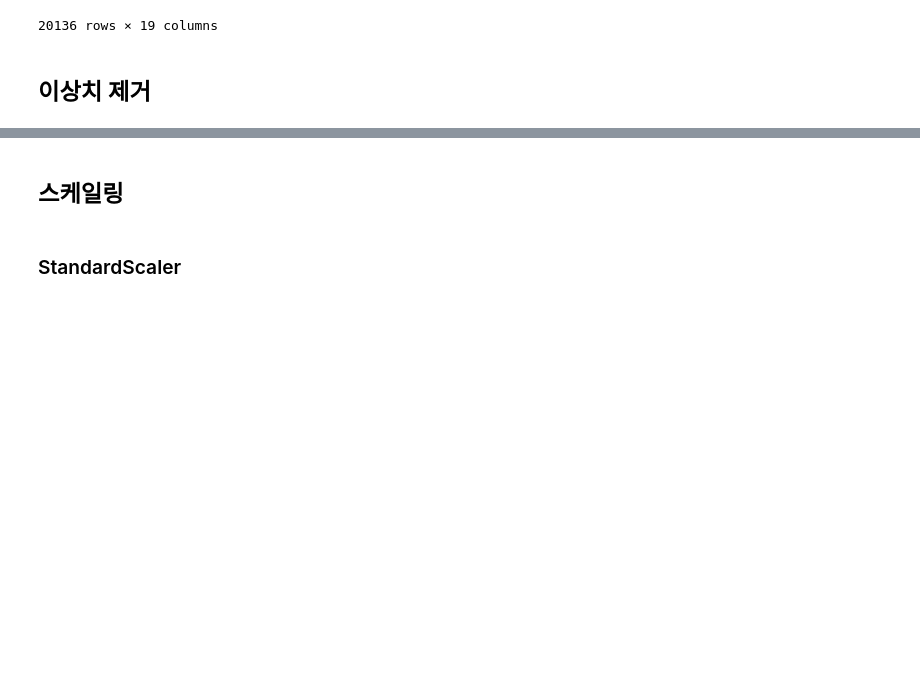
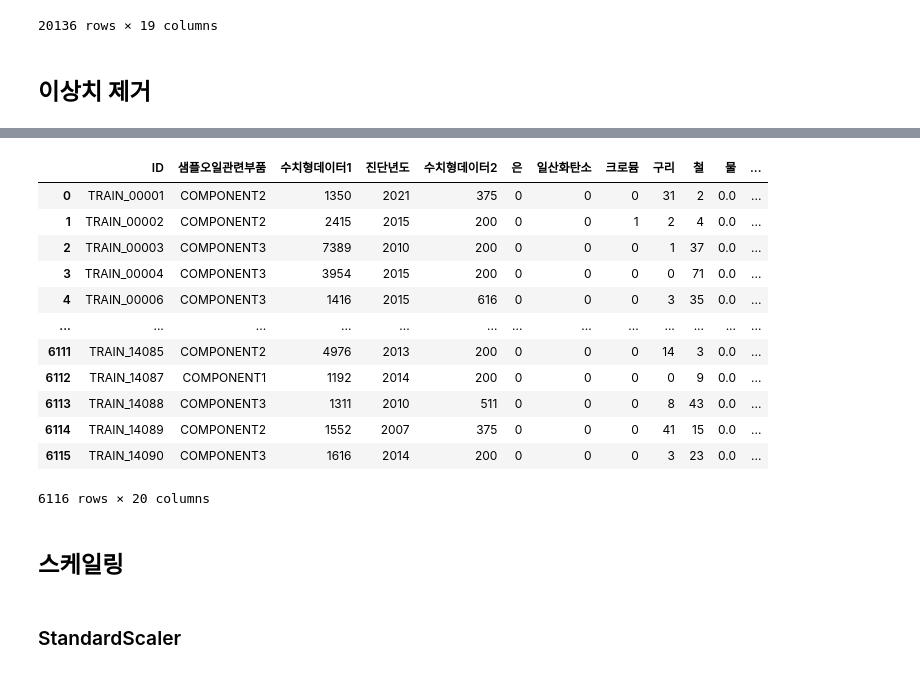
Before and after one commit to YoonJiHwan98/Sejoing_Univ_3-2, a Jupyter notebook: construct_Oil/RandomForest_experiment.ipynb, the cells around one changed output, grey strips where cells are left out. Cells and saved outputs as stored; diff of their text form; code cells hidden in the pictures; blank space fills up the shorter version.

```diff
--- a/construct_Oil/RandomForest_experiment.ipynb
+++ b/construct_Oil/RandomForest_experiment.ipynb
@@ -153,0 +181,4 @@ df['수치형데이터1'] = df['수치형데이터1'].apply(lambda x: 10000 if x
+# %%
+train_out = train[test_columns_list]
+train_out['Y_LABEL'] = train['Y_LABEL']
+train_out
@@ -153,0 +204,31 @@ df['수치형데이터1'] = df['수치형데이터1'].apply(lambda x: 10000 if x
+# %%
+# '국어' 열에 대하여 이상치 여부를 판별해주는 함수
+
+def remove_out(dataframe, remove_col):
+    dff = dataframe
+    for k in remove_col:
+        level_1q = dff[k].quantile(0.25)
+        level_3q = dff[k].quantile(0.75)
+        IQR = level_3q - level_1q
+        rev_range = 3  # 제거 범위 조절 변수
+        dff = dff[(dff[k] <= level_3q + (rev_range * IQR)) & (dff[k] >= level_1q - (rev_range * IQR))]
+        dff = dff.reset_index(drop=True)
+    return dff
+# %%
+train_outlier = remove_out(train_out,num_attribss_list)
+# %%
+train_outlier
+# %% [output]
+|  | ID | 샘플오일관련부품 | 수치형데이터1 | 진단년도 | 수치형데이터2 | 은 | 일산화탄소 | 크로뮴 | 구리 | 철 | 물 | ... |
+| 0 | TRAIN_00001 | COMPONENT2 | 1350 | 2021 | 375 | 0 | 0 | 0 | 31 | 2 | 0.0 | ... |
+| 1 | TRAIN_00002 | COMPONENT2 | 2415 | 2015 | 200 | 0 | 0 | 1 | 2 | 4 | 0.0 | ... |
+| 2 | TRAIN_00003 | COMPONENT3 | 7389 | 2010 | 200 | 0 | 0 | 0 | 1 | 37 | 0.0 | ... |
+| 3 | TRAIN_00004 | COMPONENT3 | 3954 | 2015 | 200 | 0 | 0 | 0 | 0 | 71 | 0.0 | ... |
+| 4 | TRAIN_00006 | COMPONENT3 | 1416 | 2015 | 616 | 0 | 0 | 0 | 3 | 35 | 0.0 | ... |
+| ... | ... | ... | ... | ... | ... | ... | ... | ... | ... | ... | ... | ... |
+| 6111 | TRAIN_14085 | COMPONENT2 | 4976 | 2013 | 200 | 0 | 0 | 0 | 14 | 3 | 0.0 | ... |
+| 6112 | TRAIN_14087 | COMPONENT1 | 1192 | 2014 | 200 | 0 | 0 | 0 | 0 | 9 | 0.0 | ... |
+| 6113 | TRAIN_14088 | COMPONENT3 | 1311 | 2010 | 511 | 0 | 0 | 0 | 8 | 43 | 0.0 | ... |
+| 6114 | TRAIN_14089 | COMPONENT2 | 1552 | 2007 | 375 | 0 | 0 | 0 | 41 | 15 | 0.0 | ... |
+| 6115 | TRAIN_14090 | COMPONENT3 | 1616 | 2014 | 200 | 0 | 0 | 0 | 3 | 23 | 0.0 | ... |
+6116 rows × 20 columns
```
Also changed, not shown: parts of 67 cells of this notebook, 1 other file.
